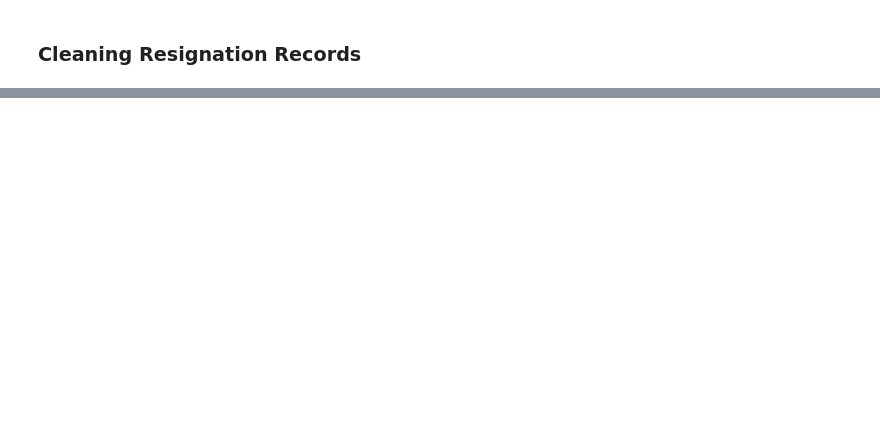
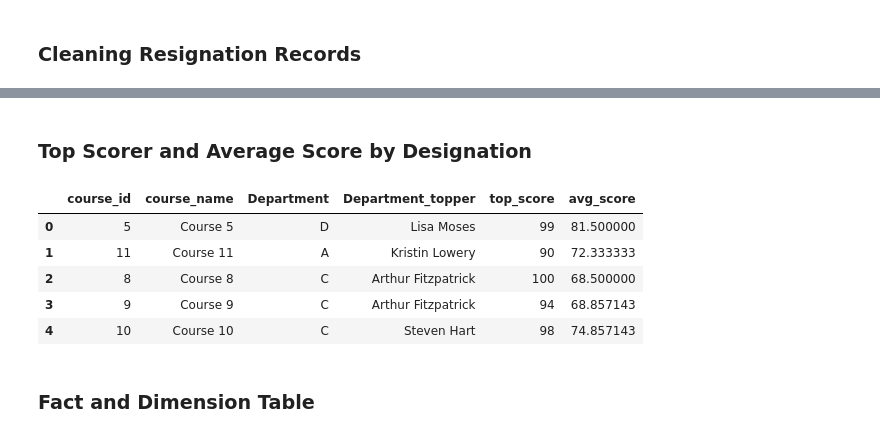
Before and after one commit to Kishore29-02/Final_Project_DE, a Jupyter notebook: DataEngineering.ipynb, the cells around one changed output, grey strips where cells are left out. Cells and saved outputs as stored; diff of their text form; code cells hidden in the pictures; blank space fills up the shorter version.

```diff
--- a/DataEngineering.ipynb
+++ b/DataEngineering.ipynb
@@ -338,0 +375,59 @@ memory usage: 19.0+ KB
+# %% [markdown]
+###  Top Scorer and Average Score by Designation
+# %%
+def top_scorer_and_avg_by_designation(course_performances_stage, employees_stage, courses_stage):
+    # Average score by course_id, designation_type
+    completed_courses = course_performances_stage[course_performances_stage['course_status'] == 'completed']
+
+    employee_with_designation = completed_courses.merge(
+        employees_stage[['id', 'designation_type']],
+        left_on='employee_id',
+        right_on='id'
+    )
+
+    average_score = employee_with_designation.groupby(
+        ['course_id', 'designation_type', 'course_status']
+    ).agg(avg_score=('score', 'mean')).reset_index()
+
+    # Row numbers by score descending
+    employee_with_scores = completed_courses.merge(
+        employees_stage[['id', 'first_name', 'last_name', 'designation_type']],
+        left_on='employee_id',
+        right_on='id'
+    )
+
+    employee_with_scores['row_number'] = employee_with_scores.groupby(
+        ['course_id', 'designation_type']
+    )['score'].rank(method='first', ascending=False)
+
+    top_score = employee_with_scores[employee_with_scores['row_number'] == 1]
+
+    # Final result by merging top scorer and average score
+    final_table = top_score.merge(
+        average_score[['course_id', 'designation_type', 'avg_score']],
+        on=['course_id', 'designation_type'],
+        how='left'
+    ).merge(
+        courses_stage[['id', 'course_name']],
+        left_on='course_id',
+        right_on='id',
+        how='left'
+    )
+
+    final_table['Department_topper'] = final_table['first_name'] + ' ' + final_table['last_name']
+
+    final_columns = ['course_id', 'course_name', 'designation_type', 'Department_topper', 'score', 'avg_score']
+    return final_table[final_columns].rename(columns={'designation_type': 'Department', 'score': 'top_score'})
+
+top_scorer_avg = top_scorer_and_avg_by_designation(course_performances_stage, employees_stage, courses_stage)
+
+top_scorer_avg.head()
+# %% [output]
+|  | course_id | course_name | Department | Department_topper | top_score | avg_score |
+| 0 | 5 | Course 5 | D | Lisa Moses | 99 | 81.500000 |
+| 1 | 11 | Course 11 | A | Kristin Lowery | 90 | 72.333333 |
+| 2 | 8 | Course 8 | C | Arthur Fitzpatrick | 100 | 68.500000 |
+| 3 | 9 | Course 9 | C | Arthur Fitzpatrick | 94 | 68.857143 |
+| 4 | 10 | Course 10 | C | Steven Hart | 98 | 74.857143 |
+# %% [markdown]
+### Fact and Dimension Table
```
Also changed, not shown: parts of 23 cells of this notebook, 7 other files.
